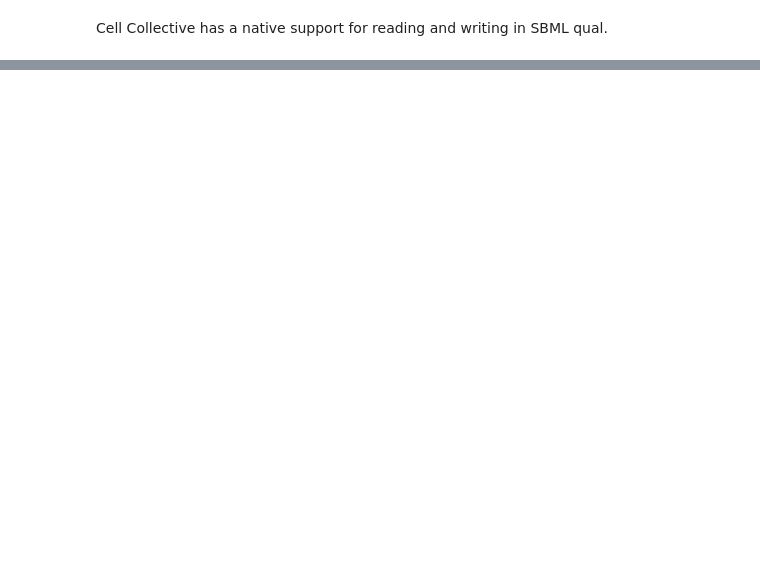
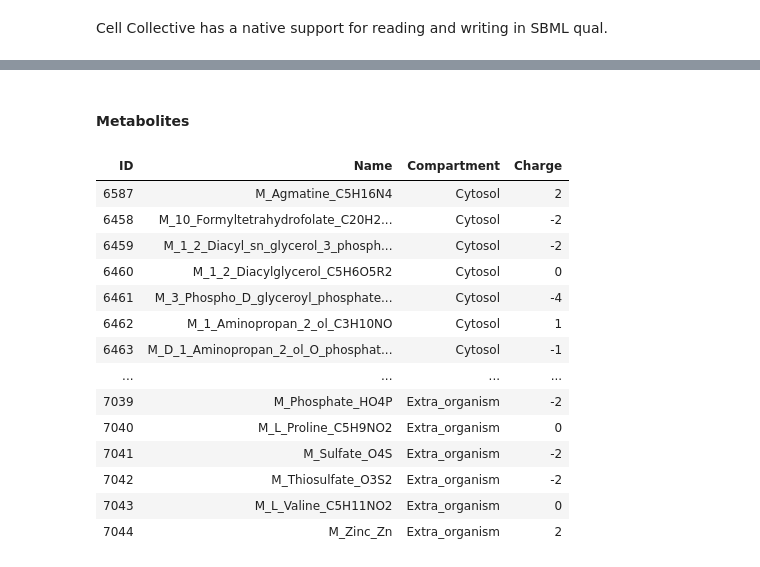
Before and after one commit to cellcollective/ccapi, a Jupyter notebook: docs/source/notebooks/examples/reading-writing-constraint-based-models.ipynb, the cells around one changed output, grey strips where cells are left out. Saved outputs shown, nothing was run; the diff lists cells and outputs as text; code cells hidden in the pictures; blank space fills up the shorter version.

Commit message:
Added Metabolic Models

```diff
--- a/docs/source/notebooks/examples/reading-writing-constraint-based-models.ipynb
+++ b/docs/source/notebooks/examples/reading-writing-constraint-based-models.ipynb
@@ -44,5 +56,5 @@ HTTPError: 500 Server Error: Internal Server Error for url: http://localhost:500
 # %% [markdown]
 Cell Collective has a native support for reading and writing in SBML qual.
 # %%
-# metabolic = model.default_version
-# metabolic
+metabolic = model.default_version
+metabolic
@@ -48,0 +70,20 @@ Cell Collective has a native support for reading and writing in SBML qual.
+# %% [markdown]
+#### Metabolites
+# %%
+metabolic.metabolites
+# %% [output]
+| ID | Name | Compartment | Charge |
+| 6587 | M_Agmatine_C5H16N4 | Cytosol | 2 |
+| 6458 | M_10_Formyltetrahydrofolate_C20H2... | Cytosol | -2 |
+| 6459 | M_1_2_Diacyl_sn_glycerol_3_phosph... | Cytosol | -2 |
+| 6460 | M_1_2_Diacylglycerol_C5H6O5R2 | Cytosol | 0 |
+| 6461 | M_3_Phospho_D_glyceroyl_phosphate... | Cytosol | -4 |
+| 6462 | M_1_Aminopropan_2_ol_C3H10NO | Cytosol | 1 |
+| 6463 | M_D_1_Aminopropan_2_ol_O_phosphat... | Cytosol | -1 |
+| ... | ... | ... | ... |
+| 7039 | M_Phosphate_HO4P | Extra_organism | -2 |
+| 7040 | M_L_Proline_C5H9NO2 | Extra_organism | 0 |
+| 7041 | M_Sulfate_O4S | Extra_organism | -2 |
+| 7042 | M_Thiosulfate_O3S2 | Extra_organism | -2 |
+| 7043 | M_L_Valine_C5H11NO2 | Extra_organism | 0 |
+| 7044 | M_Zinc_Zn | Extra_organism | 2 |
```
Also changed, not shown: parts of 6 cells of this notebook, 11 other files.
